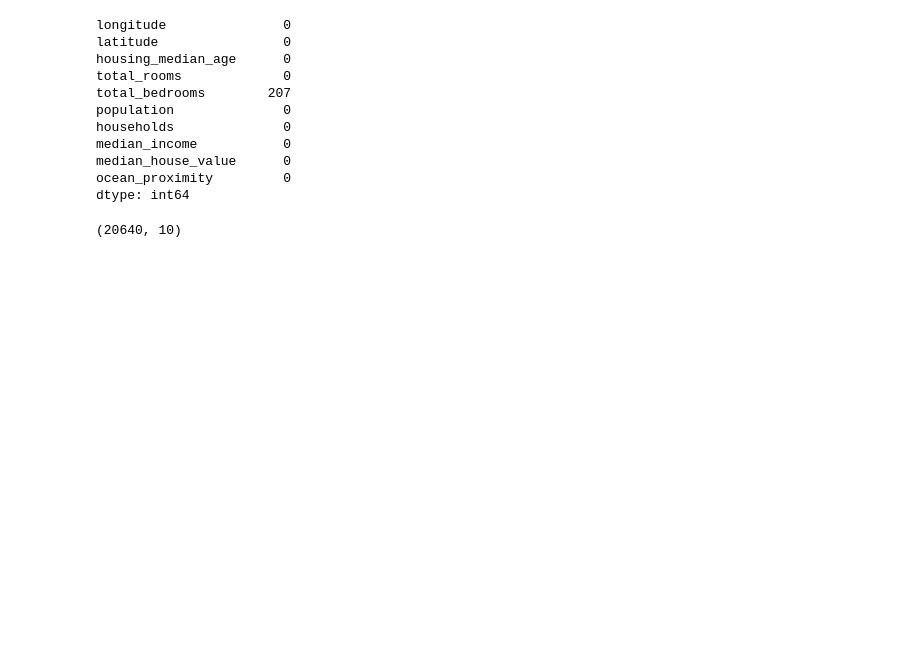
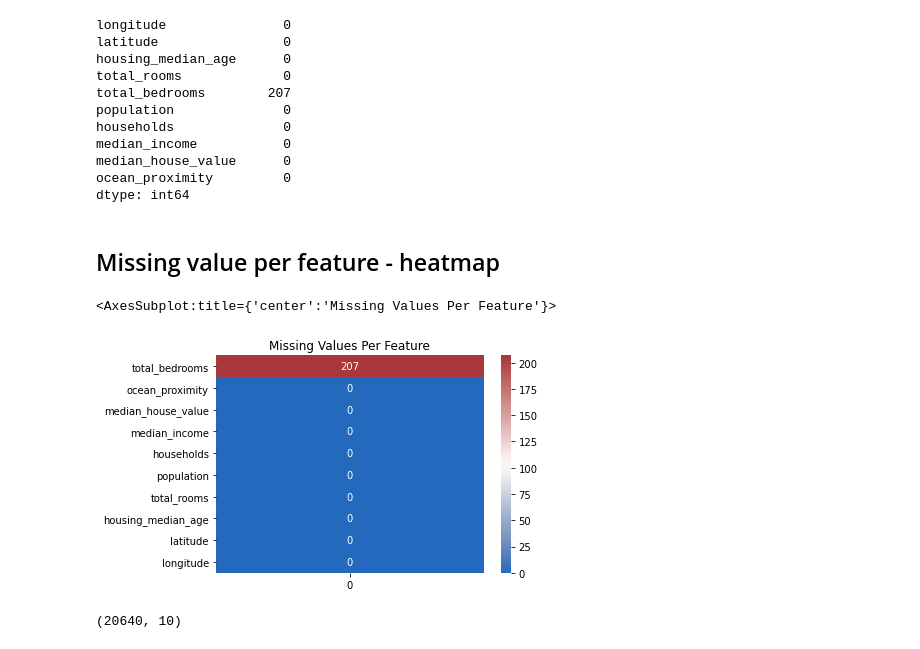
Before and after one commit to andvsilva/dataset, a Jupyter notebook: notebooks/exploredata.ipynb, the cells around one changed output. Drawn from its saved outputs; the diff is of its cells as text; code cells hidden in the pictures; blank space fills up the shorter version.

Commit message:
EDA dataset again

```diff
--- a/notebooks/exploredata.ipynb
+++ b/notebooks/exploredata.ipynb
@@ -128,6 +139,16 @@ median_income           0
 median_house_value      0
 ocean_proximity         0
 dtype: int64
+# %% [markdown]
+## Missing value per feature - heatmap
+# %%
+# heatmap - give a big picture of the missing values on the dataset.
+plt.title('Missing Values Per Feature')
+nans = df.isna().sum().sort_values(ascending=False).to_frame() # get NaN
+sns.heatmap(nans,annot=True,fmt='d',cmap='vlag') # seaborn
+# %% [output]
+<AxesSubplot:title={'center':'Missing Values Per Feature'}>
+[figure, added]
 # %%
 #df = df.dropna() # drop rows with NaN's
 df.shape
```
Also changed, not shown: parts of 5 cells of this notebook, 10 other files.
